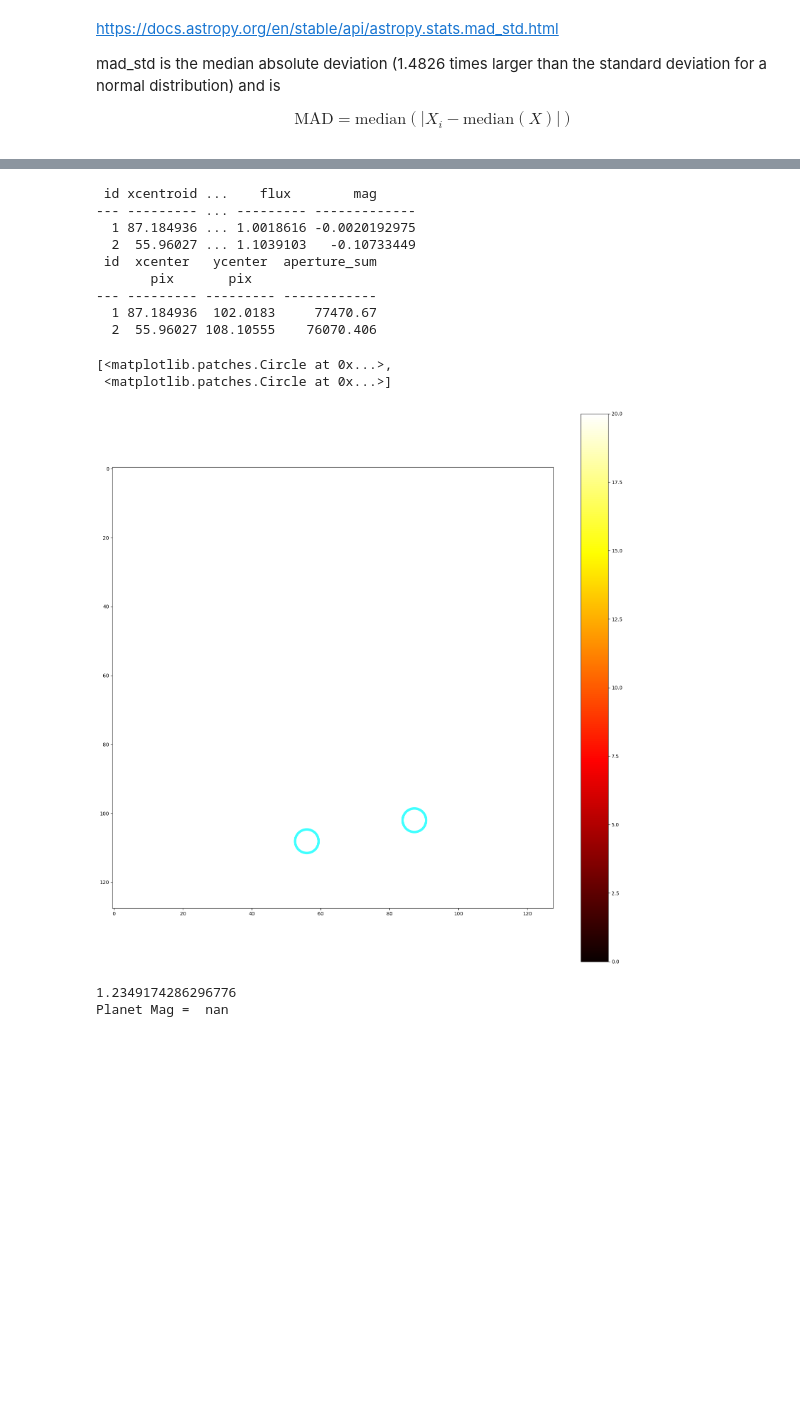
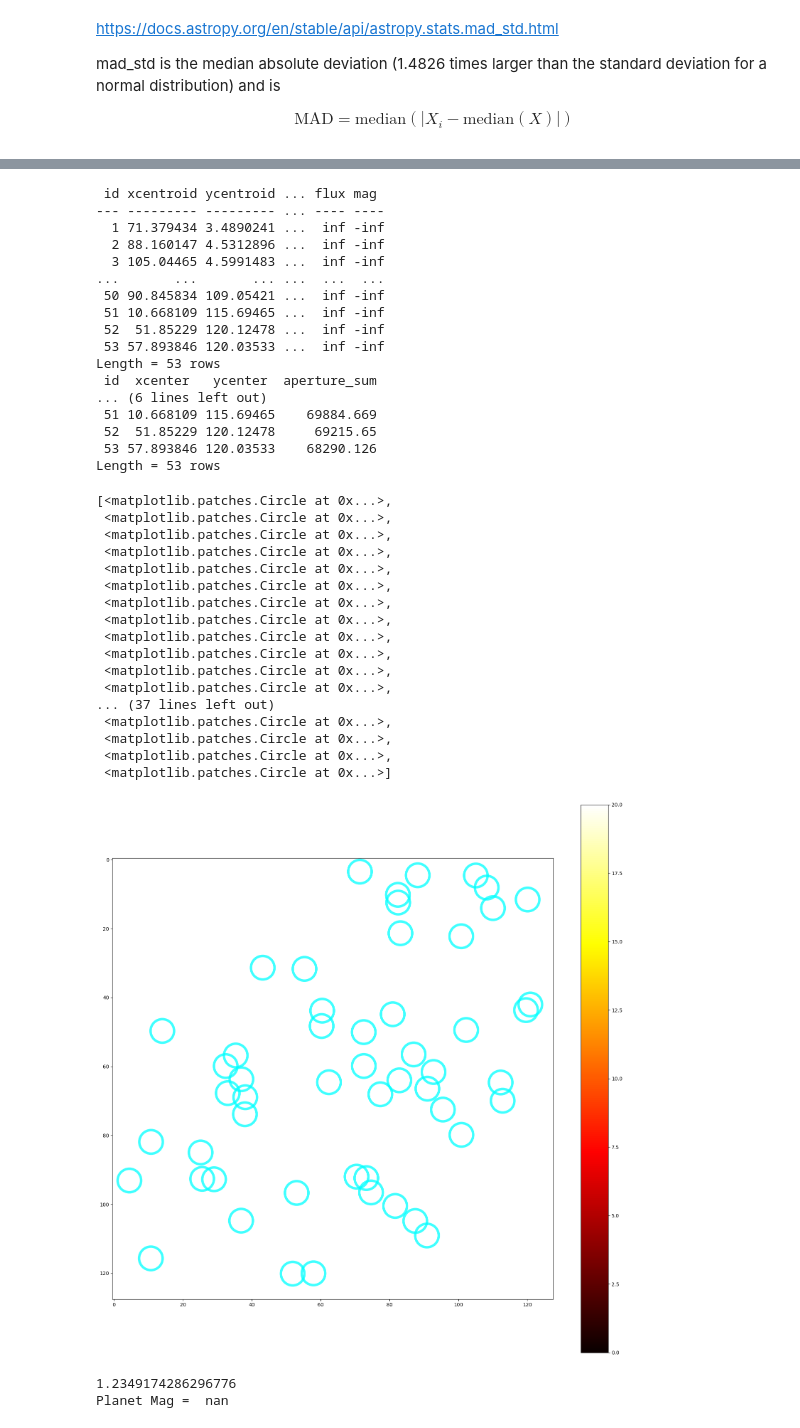
Before and after one commit to MarcosP7635/Ay105, a Jupyter notebook: editing_Ay105Lab8_HBand-StarterNotebook.ipynb, the cells around one changed output, grey strips where cells are left out. Drawn from its saved outputs; the diff is of its cells as text; code cells hidden in the pictures; blank space fills up the shorter version.

```diff
--- a/editing_Ay105Lab8_HBand-StarterNotebook.ipynb
+++ b/editing_Ay105Lab8_HBand-StarterNotebook.ipynb
@@ -74,10 +74,19 @@ def crop(image, crop = 128):
 # %% [markdown]
 The function get_flat retrieves all of the flat exposures for a given band. The options are one of the following strings: "Hband", "Jband", "Kband", or "Lband".
 # %%
-def get_flats(band):
+def get_frames(band, path_input = '/home/ubuntu/Downloads/2M1207_bands/',
+             sep = '/'):
+    path_input = path_input + band + sep
+    path_flats = path_input+'flats'+sep
+    path_flats_darks = path_input+'flats/darks'+sep
+    path_sci = path_input+'sci'+sep
+    path_darks = path_input+'darks'+sep
     flat_paths = filelist_flats
-    return [fits.open(flat_paths[file_num])[0].data for file_num
-               in range(len(flat_paths))]
+    frames_dict = {}
+    frame_dict['flats'] = [fits.open(flat_paths[file_num])[0].data
+                for file_num in range(len(flat_paths))]
+
+    frame_dict
 # %% [markdown]
 https://docs.astropy.org/en/stable/api/astropy.stats.mad_std.html
 
@@ -90,42 +126,68 @@ https://photutils.readthedocs.io/en/stable/detection.html
 # %%
 from photutils import DAOStarFinder
 from astropy.stats import mad_std
 hband_flats = get_flats("Hband")
-test_flat = crop(get_flats(0)[0])
-final_image_cropped = test_flat
+stacked_hband_flats = np.stack([crop(flat) for
+                                flat in get_flats("hband")])
+median_hband_flat = np.median(stacked_hband_flats, axis=0)
+final_image_cropped = median_hband_flat
 bkg_sigma = mad_std(final_image_cropped)
 filter_fwhm = 206265*1630.0*1.0e-9/8.2 / 0.012
-daofind = DAOStarFinder(fwhm = filter_fwhm, threshold = 3.0*bkg_sigma)
+daofind = DAOStarFinder(fwhm = filter_fwhm,
+                        threshold = 0)#3.0*bkg_sigma)
 sources = daofind(final_image_cropped)
 for col in sources.colnames:
     sources[col].info.format = '%.8g'
 print(sources)
 
 from photutils import aperture_photometry, CircularAperture
 positions = np.transpose((sources['xcentroid'], sources['ycentroid']))
 apertures = CircularAperture(positions, r=filter_fwhm)
 phot_table = aperture_photometry(final_image_cropped, apertures)
 for col in phot_table.colnames:
     phot_table[col].info.format = '%.8g'
 print(phot_table)
 
 plt.figure(figsize = [20,20])
 plt.imshow(final_image_cropped,vmin=0,vmax=20,cmap='hot')
 plt.colorbar()
 apertures.plot(color = 'cyan', lw = 5, alpha = 0.75)
 # %% [output]
- id xcentroid ...    flux        mag
---- --------- ... --------- -------------
-  1 87.184936 ... 1.0018616 -0.0020192975
-  2  55.96027 ... 1.1039103   -0.10733449
+ id xcentroid ycentroid ... flux mag
+--- --------- --------- ... ---- ----
+  1 71.379434 3.4890241 ...  inf -inf
+  2 88.160147 4.5312896 ...  inf -inf
+  3 105.04465 4.5991483 ...  inf -inf
+...       ...       ... ...  ...  ...
+ 50 90.845834 109.05421 ...  inf -inf
+ 51 10.668109 115.69465 ...  inf -inf
+ 52  51.85229 120.12478 ...  inf -inf
+ 53 57.893846 120.03533 ...  inf -inf
+Length = 53 rows
  id  xcenter   ycenter  aperture_sum
-       pix       pix
---- --------- --------- ------------
-  1 87.184936  102.0183     77470.67
-  2  55.96027 108.10555    76070.406
+... (6 lines left out)
+ 51 10.668109 115.69465    69884.669
+ 52  51.85229 120.12478     69215.65
+ 53 57.893846 120.03533    68290.126
+Length = 53 rows
 [<matplotlib.patches.Circle at 0x...>,
+ <matplotlib.patches.Circle at 0x...>,
+ <matplotlib.patches.Circle at 0x...>,
+ <matplotlib.patches.Circle at 0x...>,
+ <matplotlib.patches.Circle at 0x...>,
+ <matplotlib.patches.Circle at 0x...>,
+ <matplotlib.patches.Circle at 0x...>,
+ <matplotlib.patches.Circle at 0x...>,
+ <matplotlib.patches.Circle at 0x...>,
+ <matplotlib.patches.Circle at 0x...>,
+ <matplotlib.patches.Circle at 0x...>,
+ <matplotlib.patches.Circle at 0x...>,
+... (37 lines left out)
+ <matplotlib.patches.Circle at 0x...>,
+ <matplotlib.patches.Circle at 0x...>,
+ <matplotlib.patches.Circle at 0x...>,
  <matplotlib.patches.Circle at 0x...>]
-[figure, old version]
+[figure, new version]
 # %%
 print(bkg_sigma)
 FluxRatio = phot_table[1][3]/phot_table[2][3]
```
Also changed, not shown: parts of 5 cells of this notebook, 1 other file.
